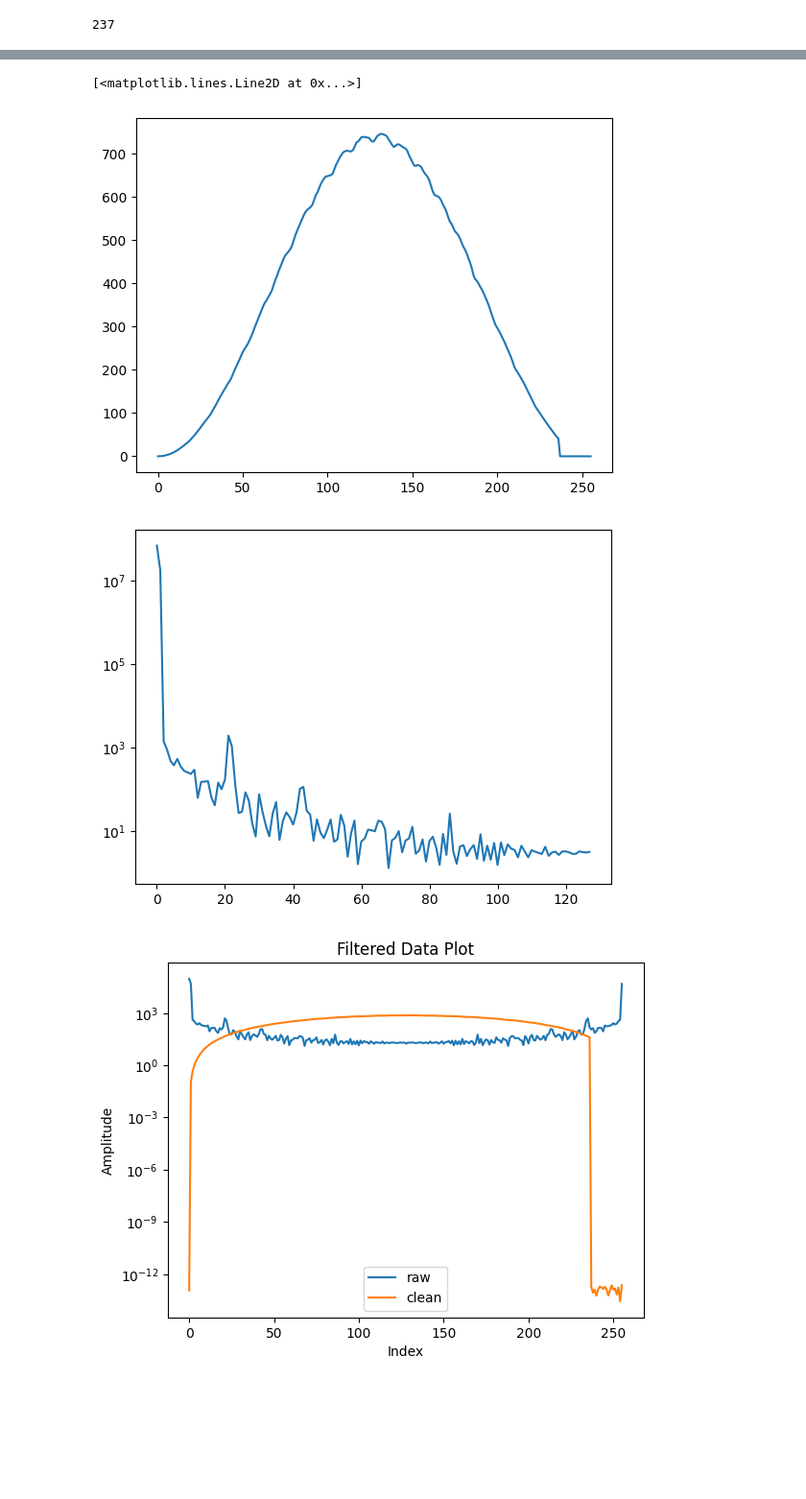
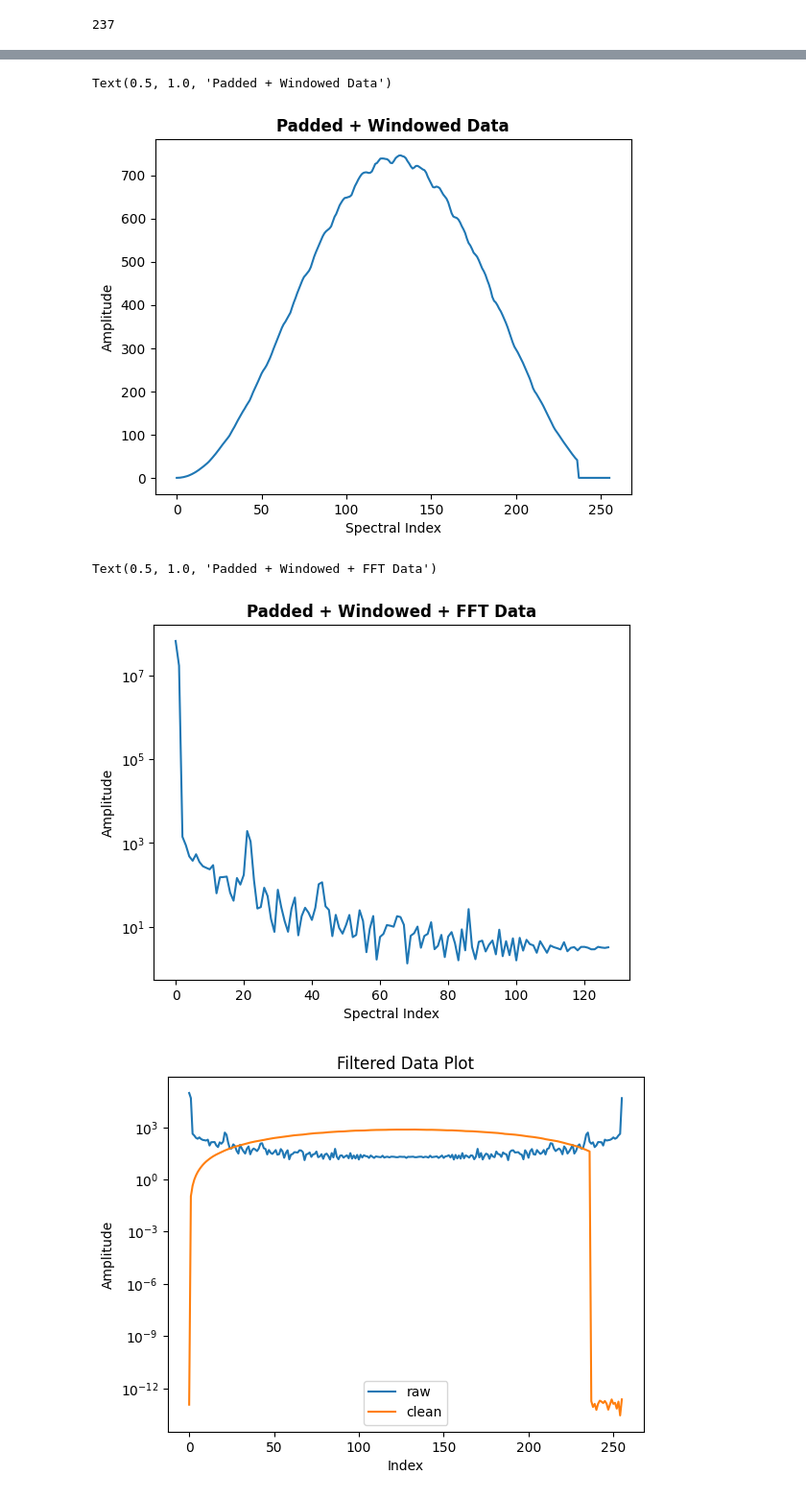
Before and after one commit to ubsuny/23-Homework5G4, a Jupyter notebook: fft_filter.ipynb, the cells around one changed output, grey strips where cells are left out. Shown at 96% size. Drawn from its saved outputs; the diff is of its cells as text; code cells hidden in the pictures; blank space fills up the shorter version.

Commit message:
Fixed graphs (added titles, added dashed line to final plot)

```diff
--- a/fft_filter.ipynb
+++ b/fft_filter.ipynb
@@ -65,18 +72,25 @@ N = len(y)
 # %%
 # Windowing
 window = 1 - 1 * np.cos(2 * np.pi * x / (len(y) - 1))
 y_window = y * window
 plt.plot(y_window)
+plt.ylabel('Amplitude')
+plt.xlabel('Spectral Index')
+plt.title('Padded + Windowed Data', fontweight='bold')
 # %% [output]
-[<matplotlib.lines.Line2D at 0x...>]
+Text(0.5, 1.0, 'Padded + Windowed Data')
-[figure, old version]
+[figure, new version]
 # %%
 Y = fft(y_window)
 plt.plot(np.abs(Y[:int(len(Y)/2)])**2/int(len(Y)/2))
 plt.yscale("log")
 #plt.xlim(0,50)
+plt.ylabel('Amplitude')
+plt.xlabel('Spectral Index')
+plt.title('Padded + Windowed + FFT Data', fontweight='bold')
 # %% [output]
+Text(0.5, 1.0, 'Padded + Windowed + FFT Data')
-[figure, old version]
+[figure, new version]
 # %%
 # Filtering
 
```
Also changed, not shown: parts of 2 cells of this notebook.
